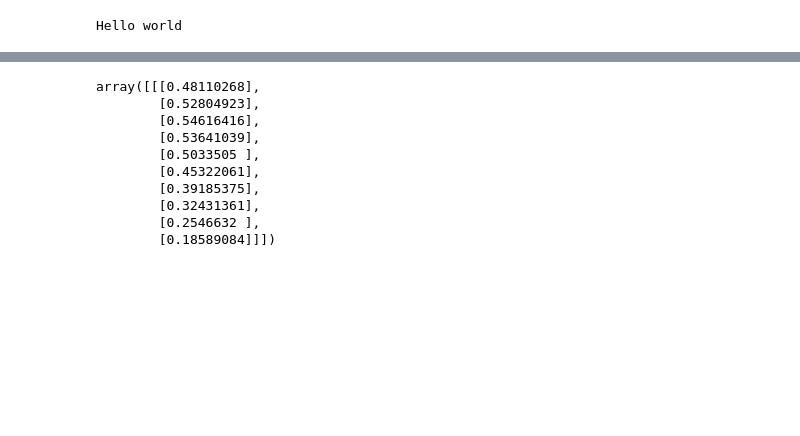
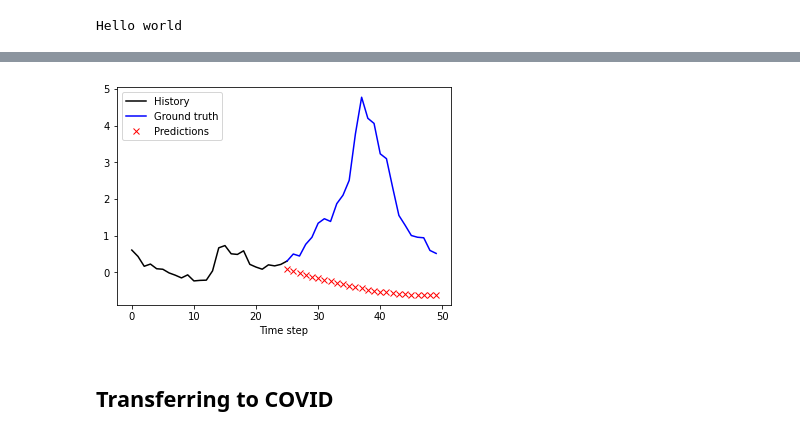
Before and after one commit to benlevyx/modelling-infectious-disease, a Jupyter notebook: notebooks/2_covid_transfer_learning.ipynb, the cells around one changed output, grey strips where cells are left out. Drawn from its saved outputs; the diff is of its cells as text; code cells hidden in the pictures; blank space fills up the shorter version.

```diff
--- a/notebooks/2_covid_transfer_learning.ipynb
+++ b/notebooks/2_covid_transfer_learning.ipynb
@@ -528,14 +506,6 @@ ________________________________________________________________________________
-# %%
-x = data_dict_flu['X_test'][0]
-seq2seq_model.decode_sequence(x, 10)
-# %% [output]
-array([[[0.48110268],
-        [0.52804923],
-        [0.54616416],
-        [0.53641039],
-        [0.5033505 ],
-        [0.45322061],
-        [0.39185375],
-        [0.32431361],
-        [0.2546632 ],
-        [0.18589084]]])
+# %%
+plotting.plot_seq2seq_preds(seq2seq_model, data_dict_flu, 'Texas', 25, scaler=scaler_flu, split='test')
+# %% [output]
+[figure, added]
+# %% [markdown]
+## Transferring to COVID
```
Also changed, not shown: parts of 9 cells of this notebook, 2 other files.
